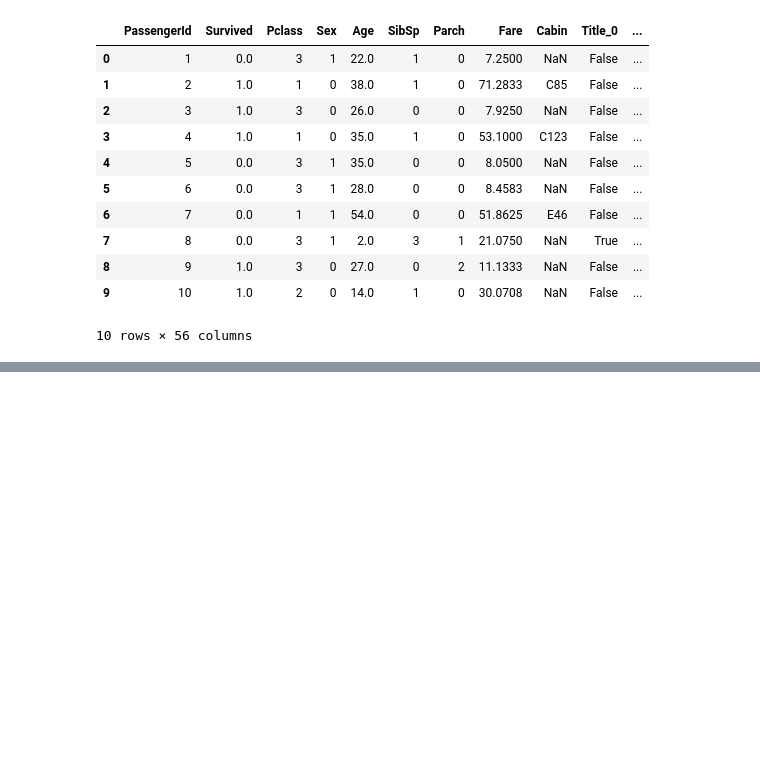
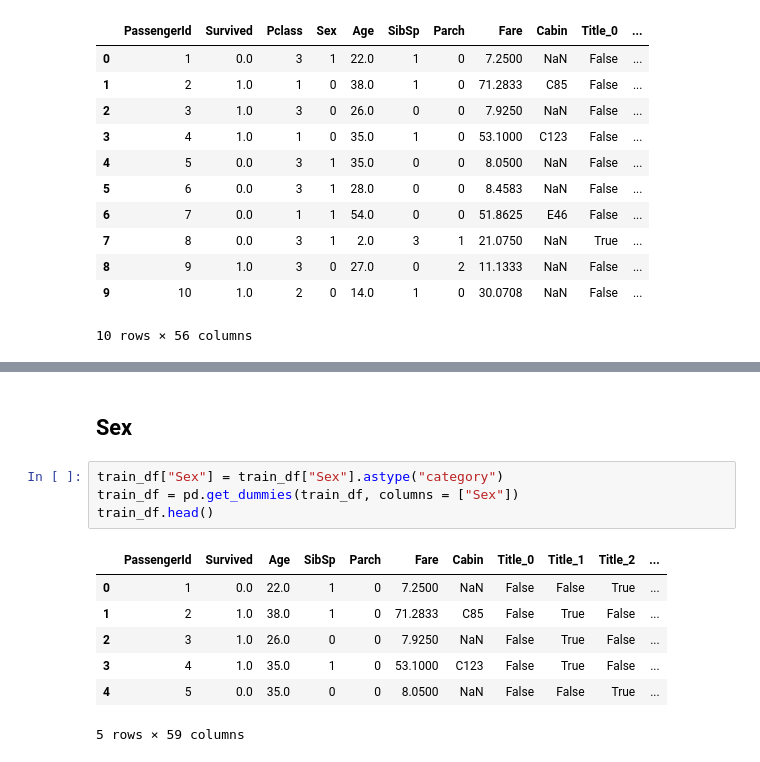
Before and after one commit to ozlem-dilek/titanic-EDA, a Jupyter notebook: titanic-eda.ipynb, the cells around one changed output, grey strips where cells are left out. Cells and saved outputs as stored; diff of their text form; blank space fills up the shorter version.

```diff
--- a/titanic-eda.ipynb
+++ b/titanic-eda.ipynb
@@ -706,0 +735,14 @@ train_df.head(10)
+# %% [markdown]
+## Sex
+# %%
+train_df["Sex"] = train_df["Sex"].astype("category")
+train_df = pd.get_dummies(train_df, columns = ["Sex"])
+train_df.head()
+# %% [output]
+|  | PassengerId | Survived | Age | SibSp | Parch | Fare | Cabin | Title_0 | Title_1 | Title_2 | ... |
+| 0 | 1 | 0.0 | 22.0 | 1 | 0 | 7.2500 | NaN | False | False | True | ... |
+| 1 | 2 | 1.0 | 38.0 | 1 | 0 | 71.2833 | C85 | False | True | False | ... |
+| 2 | 3 | 1.0 | 26.0 | 0 | 0 | 7.9250 | NaN | False | True | False | ... |
+| 3 | 4 | 1.0 | 35.0 | 1 | 0 | 53.1000 | C123 | False | True | False | ... |
+| 4 | 5 | 0.0 | 35.0 | 0 | 0 | 8.0500 | NaN | False | False | True | ... |
+5 rows × 59 columns
```
Also changed, not shown: parts of 13 cells of this notebook.
